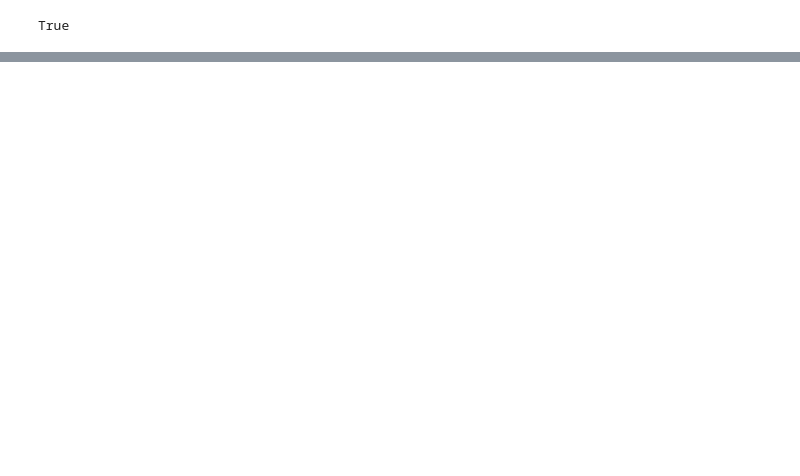
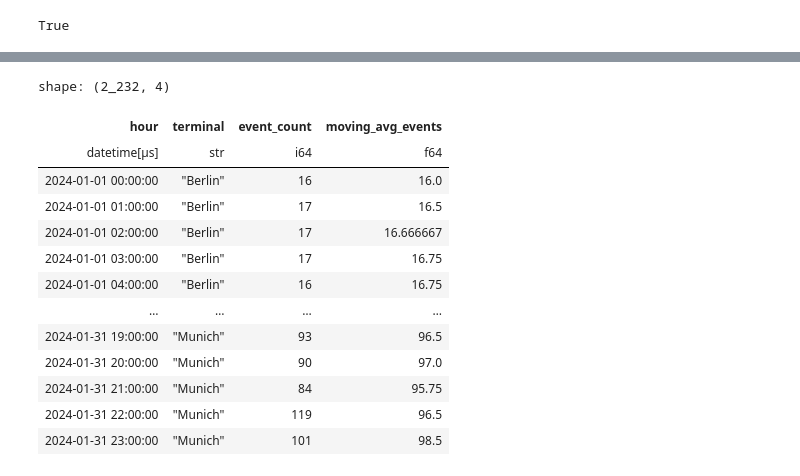
Before and after one commit to wlaur/olap-benchmarks, a Jupyter notebook: notebooks/rtabench.ipynb, the cells around one changed output, grey strips where cells are left out. Drawn from its saved outputs; the diff is of its cells as text; code cells hidden in the pictures; blank space fills up the shorter version.

```diff
--- a/notebooks/rtabench.ipynb
+++ b/notebooks/rtabench.ipynb
@@ -66,0 +87,17 @@ print(name)
+# %%
+df_questdb
+# %% [output]
+shape: (2_232, 4)
+| hour | terminal | event_count | moving_avg_events |
+| datetime[μs] | str | i64 | f64 |
+| 2024-01-01 00:00:00 | "Berlin" | 16 | 16.0 |
+| 2024-01-01 01:00:00 | "Berlin" | 17 | 16.5 |
+| 2024-01-01 02:00:00 | "Berlin" | 17 | 16.666667 |
+| 2024-01-01 03:00:00 | "Berlin" | 17 | 16.75 |
+| 2024-01-01 04:00:00 | "Berlin" | 16 | 16.75 |
+| … | … | … | … |
+| 2024-01-31 19:00:00 | "Munich" | 93 | 96.5 |
+| 2024-01-31 20:00:00 | "Munich" | 90 | 97.0 |
+| 2024-01-31 21:00:00 | "Munich" | 84 | 95.75 |
+| 2024-01-31 22:00:00 | "Munich" | 119 | 96.5 |
+| 2024-01-31 23:00:00 | "Munich" | 101 | 98.5 |
```
Also changed, not shown: parts of 7 cells of this notebook, 3 other files.
